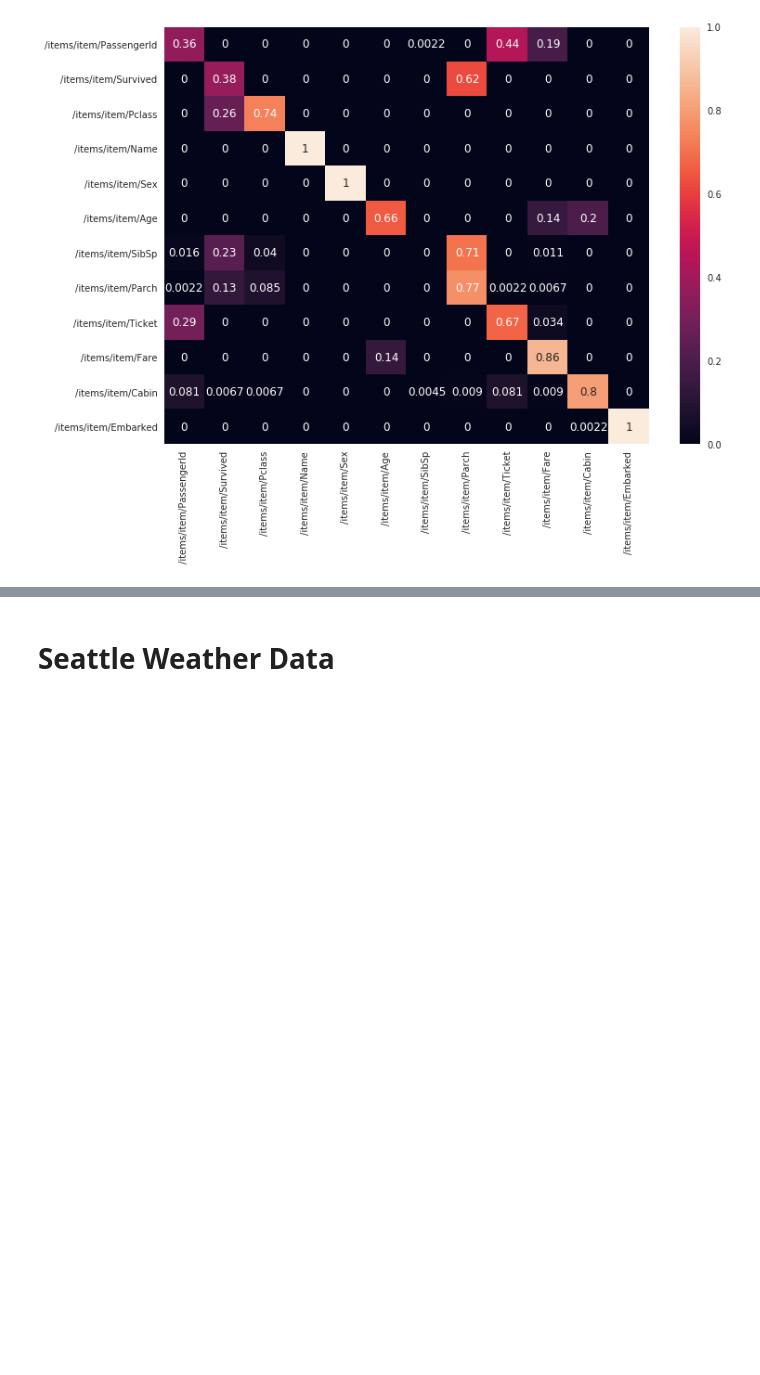
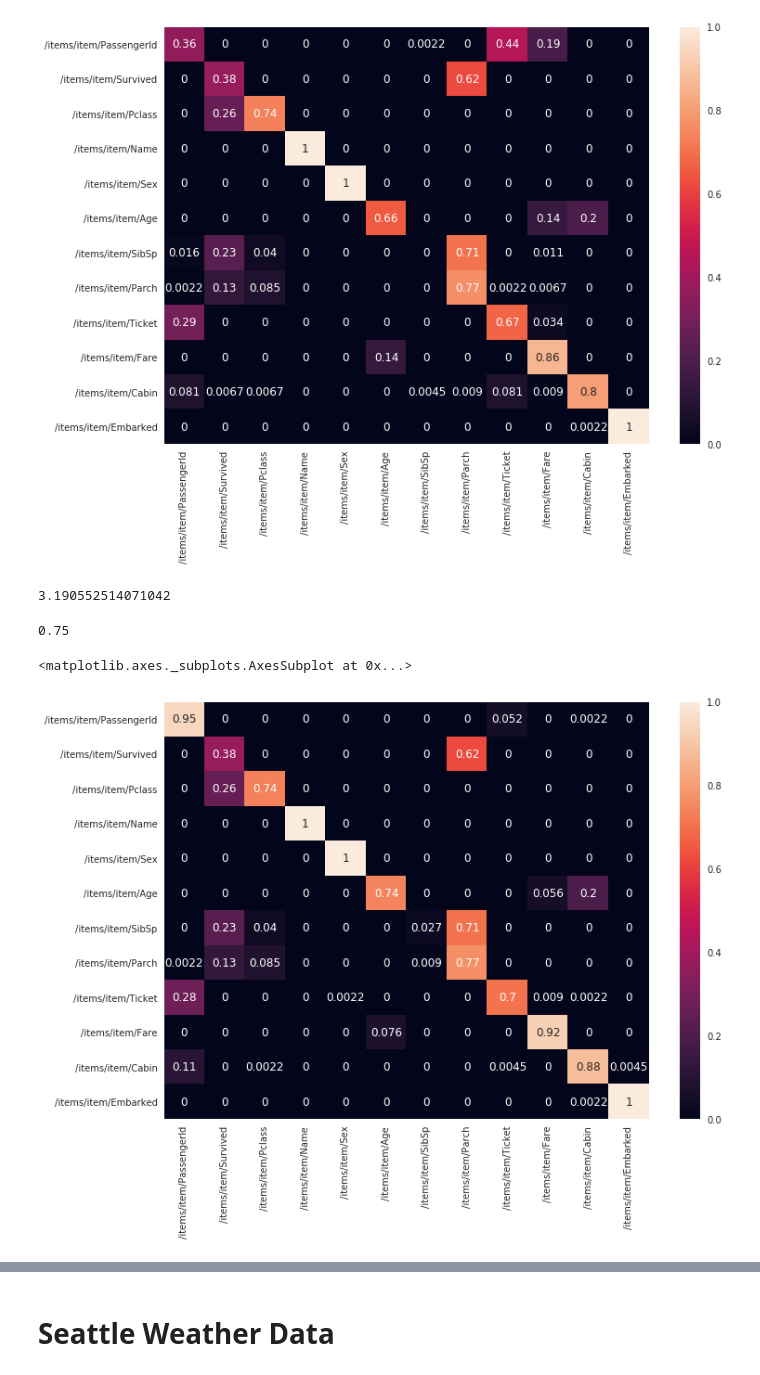
Before and after one commit to sivaneban/schema-matching, a Jupyter notebook: Schema Matching.ipynb, the cells around one changed output, grey strips where cells are left out. Drawn from its saved outputs; the diff is of its cells as text; code cells hidden in the pictures; blank space fills up the shorter version.

```diff
--- a/Schema Matching.ipynb
+++ b/Schema Matching.ipynb
@@ -123,3 +189,17 @@ sns.heatmap(results, annot=True)
 # %% [output]
 <matplotlib.axes._subplots.AxesSubplot at 0x...>
 [figure]
+# %%
+log_loss_from_result(titanic_nb_results)
+# %% [output]
+3.190552514071042
+# %%
+f1_score_from_result(titanic_nb_results)
+# %% [output]
+0.75
+# %%
+titanic_forest_results = compare_xmls(xmls[0], xmls[1], model=RandomForestClassifier(random_state=42))
+sns.heatmap(titanic_results, annot=True)
+# %% [output]
+<matplotlib.axes._subplots.AxesSubplot at 0x...>
+[figure, added]
```
Also changed, not shown: parts of 30 cells of this notebook.
